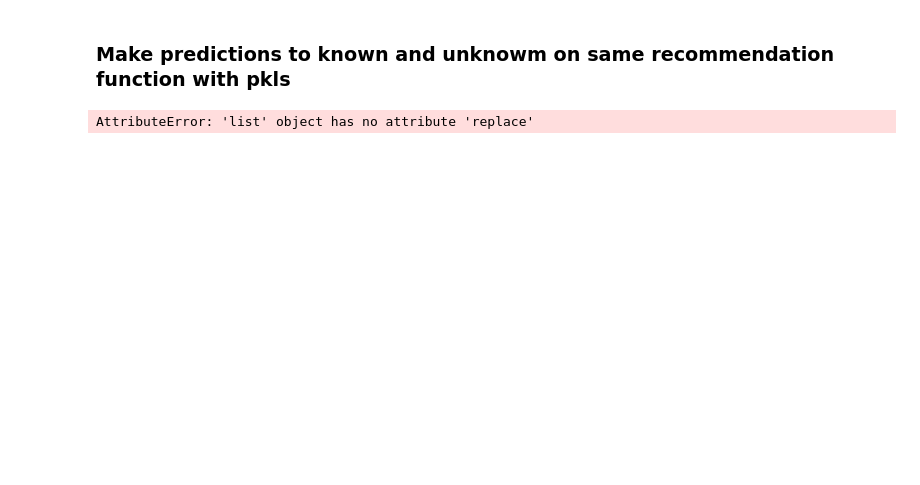
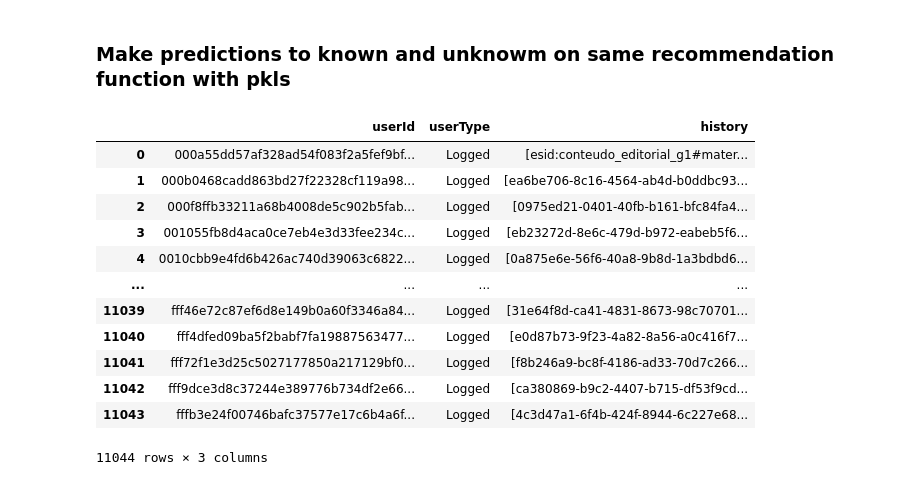
Before and after one commit to raianeli25/tech_challenge_5, a Jupyter notebook: recommendation/4_validating_model_fit_partial.ipynb, the cells around one changed output. Drawn from its saved outputs; the diff is of its cells as text; code cells hidden in the pictures; blank space fills up the shorter version.

```diff
--- a/recommendation/4_validating_model_fit_partial.ipynb
+++ b/recommendation/4_validating_model_fit_partial.ipynb
@@ -303,15 +420,32 @@ def get_recommended_history_list(user_hash,user_feature_list,item_id_map_reverse
     top_5_items = [item_id_map_reverse[i] for i in top_5_indices]
 
     return top_5_items
-# %%
-from utils.custom_treat_data_funcs import transform_text_to_list
-
-# Transform the single string with histories/items into a list of strings
-
-df_valid["history"] = df_valid["history"].apply(transform_text_to_list)
-df_valid
-# %% [output]
-AttributeError: 'list' object has no attribute 'replace'
+# %%
+def df_implode(df:pd.DataFrame,group_by_columns:list, implode_column:str):
+    df = (df.groupby(group_by_columns)\
+      .agg({implode_column: lambda x: ",".join(x)})\
+      .reset_index())
+    return df
+
+df_valid_2 = df_valid_2[["userId","userType","history"]]
+
+df_valid_imploded = df_implode(df_valid_2, ["userId","userType"], "history")
+df_valid_imploded["history"] = df_valid_imploded["history"].apply(transform_text_to_list)
+df_valid_imploded
+# %% [output]
+|  | userId | userType | history |
+| 0 | 000a55dd57af328ad54f083f2a5fef9bf... | Logged | [esid:conteudo_editorial_g1#mater... |
+| 1 | 000b0468cadd863bd27f22328cf119a98... | Logged | [ea6be706-8c16-4564-ab4d-b0ddbc93... |
+| 2 | 000f8ffb33211a68b4008de5c902b5fab... | Logged | [0975ed21-0401-40fb-b161-bfc84fa4... |
+| 3 | 001055fb8d4aca0ce7eb4e3d33fee234c... | Logged | [eb23272d-8e6c-479d-b972-eabeb5f6... |
+| 4 | 0010cbb9e4fd6b426ac740d39063c6822... | Logged | [0a875e6e-56f6-40a8-9b8d-1a3bdbd6... |
+| ... | ... | ... | ... |
+| 11039 | fff46e72c87ef6d8e149b0a60f3346a84... | Logged | [31e64f8d-ca41-4831-8673-98c70701... |
+| 11040 | fff4dfed09ba5f2babf7fa19887563477... | Logged | [e0d87b73-9f23-4a82-8a56-a0c416f7... |
+| 11041 | fff72f1e3d25c5027177850a217129bf0... | Logged | [f8b246a9-bc8f-4186-ad33-70d7c266... |
+| 11042 | fff9dce3d8c37244e389776b734df2e66... | Logged | [ca380869-b9c2-4407-b715-df53f9cd... |
+| 11043 | fffb3e24f00746bafc37577e17c6b4a6f... | Logged | [4c3d47a1-6f4b-424f-8944-6c227e68... |
+11044 rows × 3 columns
 # %%
 # Testing for just one user
 
```
Also changed, not shown: parts of 25 cells of this notebook.
